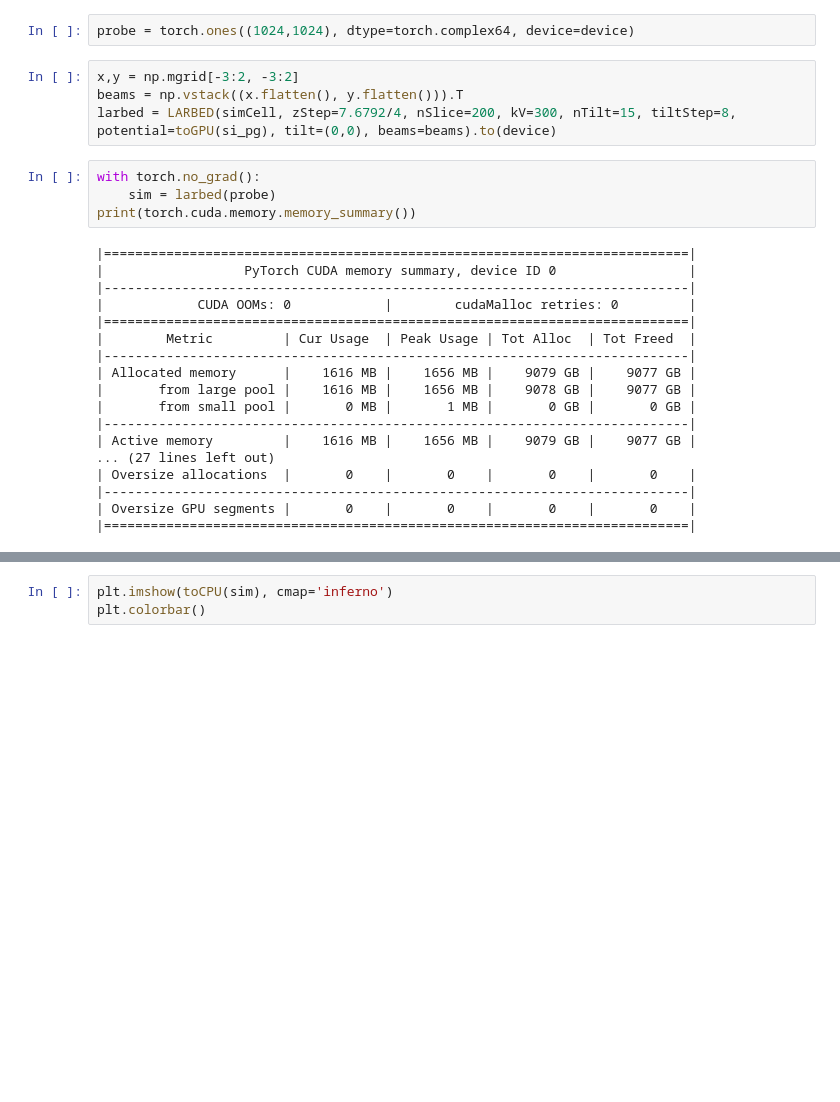
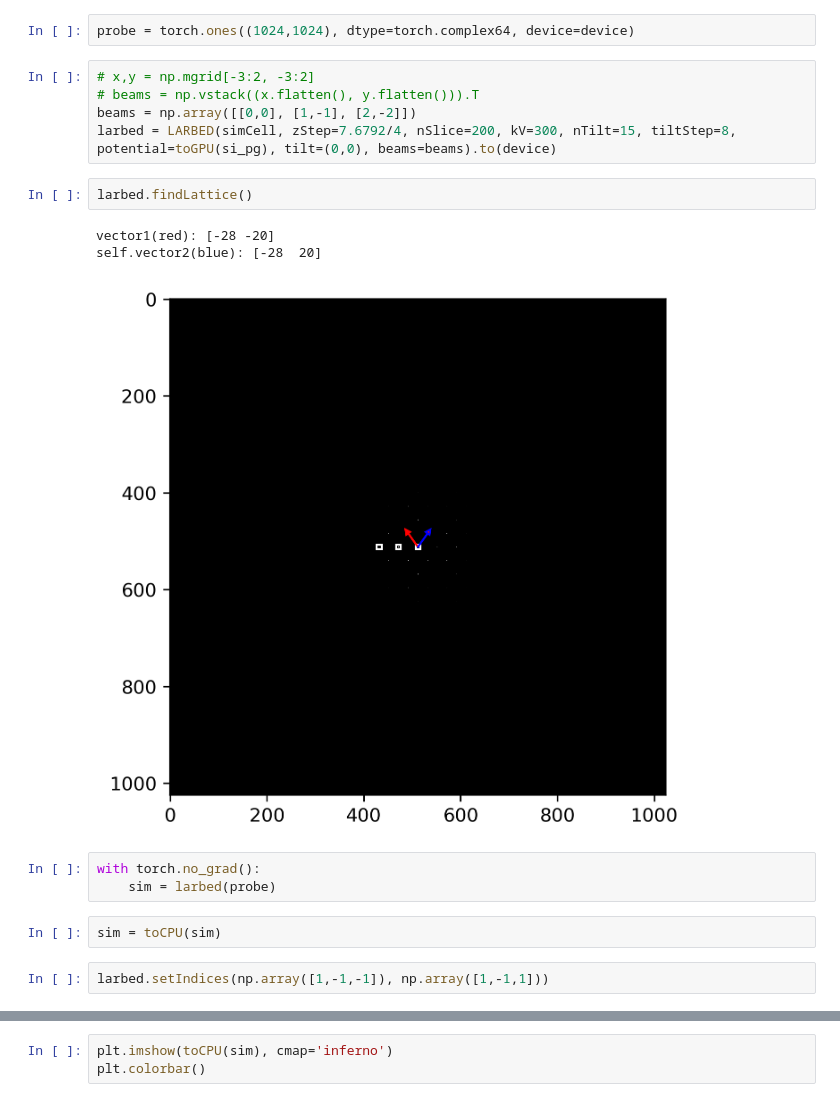
Before and after one commit to swampni/multislice, a Jupyter notebook: multisliceSim.ipynb, the cells around one changed output, grey strips where cells are left out. Cells and saved outputs as stored; diff of their text form; blank space fills up the shorter version.

```diff
--- a/multisliceSim.ipynb
+++ b/multisliceSim.ipynb
@@ -109,28 +109,20 @@ TypeError: can't convert cuda:0 device type tensor to numpy. Use Tensor.cpu() to
 # %%
 probe = torch.ones((1024,1024), dtype=torch.complex64, device=device)
 # %%
-x,y = np.mgrid[-3:2, -3:2]
-beams = np.vstack((x.flatten(), y.flatten())).T
+# x,y = np.mgrid[-3:2, -3:2]
+# beams = np.vstack((x.flatten(), y.flatten())).T
+beams = np.array([[0,0], [1,-1], [2,-2]])
 larbed = LARBED(simCell, zStep=7.6792/4, nSlice=200, kV=300, nTilt=15, tiltStep=8, potential=toGPU(si_pg), tilt=(0,0), beams=beams).to(device)
+# %%
+larbed.findLattice()
+# %% [output]
+vector1(red): [-28 -20]
+self.vector2(blue): [-28  20]
+[figure, added]
 # %%
 with torch.no_grad():
     sim = larbed(probe)
-print(torch.cuda.memory.memory_summary())
-# %% [output]
-|===========================================================================|
-|                  PyTorch CUDA memory summary, device ID 0                 |
-|---------------------------------------------------------------------------|
-|            CUDA OOMs: 0            |        cudaMalloc retries: 0         |
-|===========================================================================|
-|        Metric         | Cur Usage  | Peak Usage | Tot Alloc  | Tot Freed  |
-|---------------------------------------------------------------------------|
-| Allocated memory      |    1616 MB |    1656 MB |    9079 GB |    9077 GB |
-|       from large pool |    1616 MB |    1656 MB |    9078 GB |    9077 GB |
-|       from small pool |       0 MB |       1 MB |       0 GB |       0 GB |
-|---------------------------------------------------------------------------|
-| Active memory         |    1616 MB |    1656 MB |    9079 GB |    9077 GB |
-... (27 lines left out)
-| Oversize allocations  |       0    |       0    |       0    |       0    |
-|---------------------------------------------------------------------------|
-| Oversize GPU segments |       0    |       0    |       0    |       0    |
-|===========================================================================|
+# %%
+sim = toCPU(sim)
+# %%
+larbed.setIndices(np.array([1,-1,-1]), np.array([1,-1,1]))
```
Also changed, not shown: parts of 1 cell of this notebook, 2 other files.
